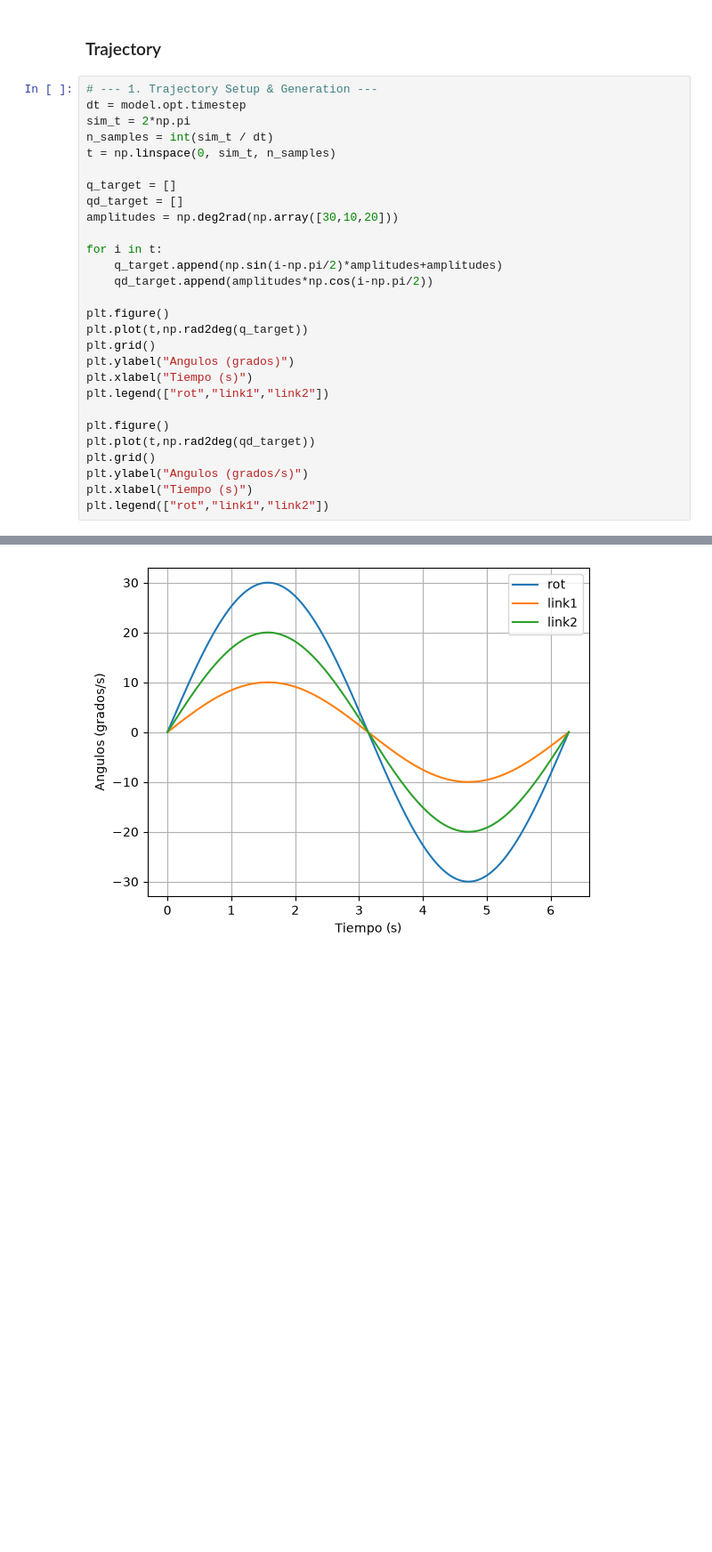
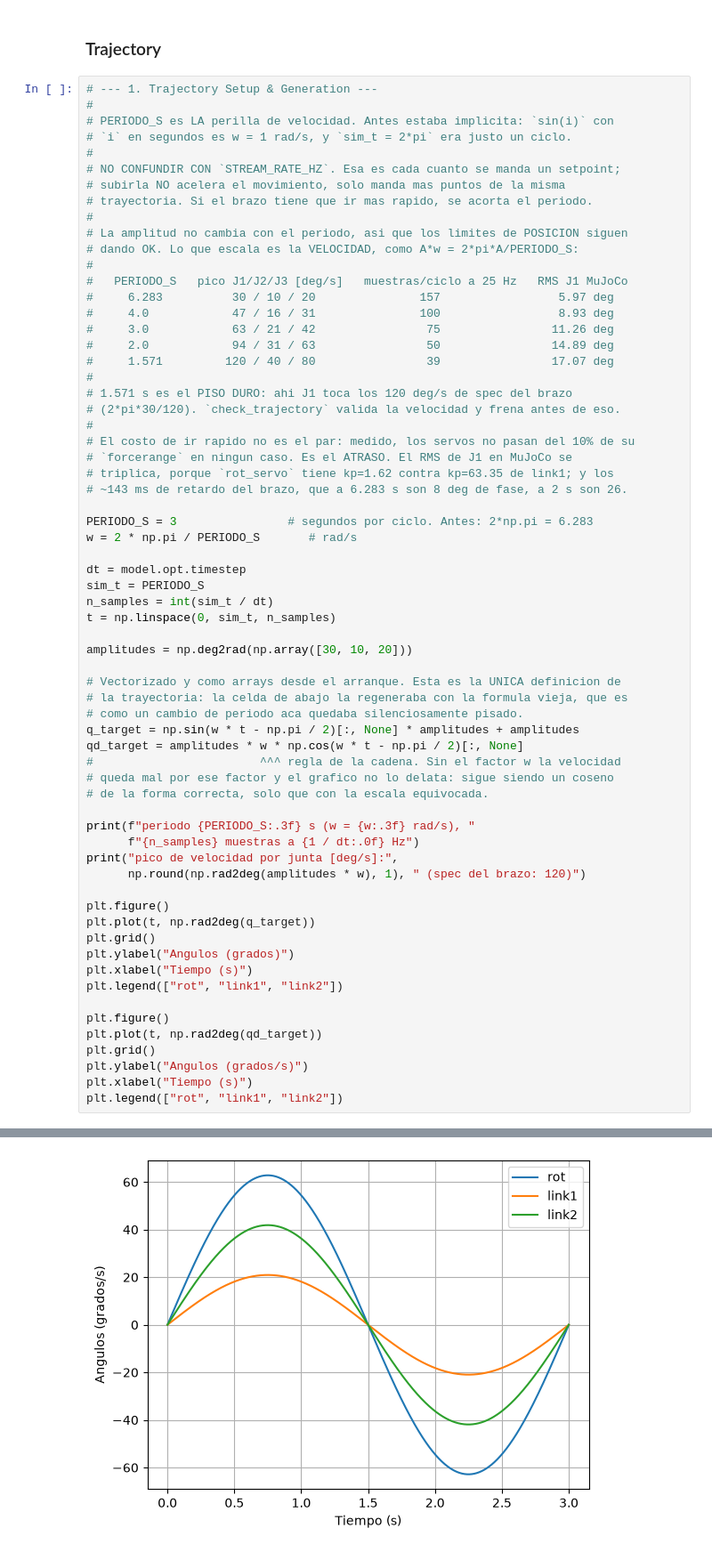
Before and after one commit to andrademarique-cpu/preERP, a Jupyter notebook: notebooks/mypalletizer260EKF.ipynb, the cells around one changed output, grey strips where cells are left out. Shown at 89% size. Drawn from its saved outputs; the diff is of its cells as text; blank space fills up the shorter version.

Commit message:
Trajectory in mujoco and real

```diff
--- a/notebooks/mypalletizer260EKF.ipynb
+++ b/notebooks/mypalletizer260EKF.ipynb
@@ -67,30 +67,67 @@ qpos0 = [ 1.57   -3.1415 -1.57    1.57  ]
 ### Trajectory
 # %%
 # --- 1. Trajectory Setup & Generation ---
+#
+# PERIODO_S es LA perilla de velocidad. Antes estaba implicita: `sin(i)` con
+# `i` en segundos es w = 1 rad/s, y `sim_t = 2*pi` era justo un ciclo.
+#
+# NO CONFUNDIR CON `STREAM_RATE_HZ`. Esa es cada cuanto se manda un setpoint;
+# subirla NO acelera el movimiento, solo manda mas puntos de la misma
+# trayectoria. Si el brazo tiene que ir mas rapido, se acorta el periodo.
+#
+# La amplitud no cambia con el periodo, asi que los limites de POSICION siguen
+# dando OK. Lo que escala es la VELOCIDAD, como A*w = 2*pi*A/PERIODO_S:
+#
+#   PERIODO_S   pico J1/J2/J3 [deg/s]   muestras/ciclo a 25 Hz   RMS J1 MuJoCo
+#     6.283          30 / 10 / 20               157                 5.97 deg
+#     4.0            47 / 16 / 31               100                 8.93 deg
+#     3.0            63 / 21 / 42                75                11.26 deg
+#     2.0            94 / 31 / 63                50                14.89 deg
+#     1.571         120 / 40 / 80                39                17.07 deg
+#
+# 1.571 s es el PISO DURO: ahi J1 toca los 120 deg/s de spec del brazo
+# (2*pi*30/120). `check_trajectory` valida la velocidad y frena antes de eso.
+#
+# El costo de ir rapido no es el par: medido, los servos no pasan del 10% de su
+# `forcerange` en ningun caso. Es el ATRASO. El RMS de J1 en MuJoCo se
+# triplica, porque `rot_servo` tiene kp=1.62 contra kp=63.35 de link1; y los
+# ~143 ms de retardo del brazo, que a 6.283 s son 8 deg de fase, a 2 s son 26.
+
+PERIODO_S = 3                # segundos por ciclo. Antes: 2*np.pi = 6.283
+w = 2 * np.pi / PERIODO_S       # rad/s
+
 dt = model.opt.timestep
-sim_t = 2*np.pi
+sim_t = PERIODO_S
 n_samples = int(sim_t / dt)
 t = np.linspace(0, sim_t, n_samples)
 
-q_target = []
-qd_target = []
-amplitudes = np.deg2rad(np.array([30,10,20]))
+amplitudes = np.deg2rad(np.array([30, 10, 20]))
 
-for i in t:
-    q_target.append(np.sin(i-np.pi/2)*amplitudes+amplitudes)
-    qd_target.append(amplitudes*np.cos(i-np.pi/2))
+# Vectorizado y como arrays desde el arranque. Esta es la UNICA definicion de
+# la trayectoria: la celda de abajo la regeneraba con la formula vieja, que es
+# como un cambio de periodo aca quedaba silenciosamente pisado.
+q_target = np.sin(w * t - np.pi / 2)[:, None] * amplitudes + amplitudes
+qd_target = amplitudes * w * np.cos(w * t - np.pi / 2)[:, None]
+#                        ^^^ regla de la cadena. Sin el factor w la velocidad
+# queda mal por ese factor y el grafico no lo delata: sigue siendo un coseno
+# de la forma correcta, solo que con la escala equivocada.
+
+print(f"periodo {PERIODO_S:.3f} s (w = {w:.3f} rad/s), "
+      f"{n_samples} muestras a {1 / dt:.0f} Hz")
+print("pico de velocidad por junta [deg/s]:",
+      np.round(np.rad2deg(amplitudes * w), 1), " (spec del brazo: 120)")
 
 plt.figure()
-plt.plot(t,np.rad2deg(q_target))
+plt.plot(t, np.rad2deg(q_target))
 plt.grid()
 plt.ylabel("Angulos (grados)")
 plt.xlabel("Tiempo (s)")
-plt.legend(["rot","link1","link2"])
+plt.legend(["rot", "link1", "link2"])
 
 plt.figure()
-plt.plot(t,np.rad2deg(qd_target))
+plt.plot(t, np.rad2deg(qd_target))
 plt.grid()
 plt.ylabel("Angulos (grados/s)")
 plt.xlabel("Tiempo (s)")
-plt.legend(["rot","link1","link2"])
+plt.legend(["rot", "link1", "link2"])
 # %% [output]
@@ -99,2 +138,2 @@ plt.legend(["rot","link1","link2"])
-[figure, old version]
+[figure, new version]
 # %%
```
Also changed, not shown: parts of 11 cells of this notebook, 2 other files.
